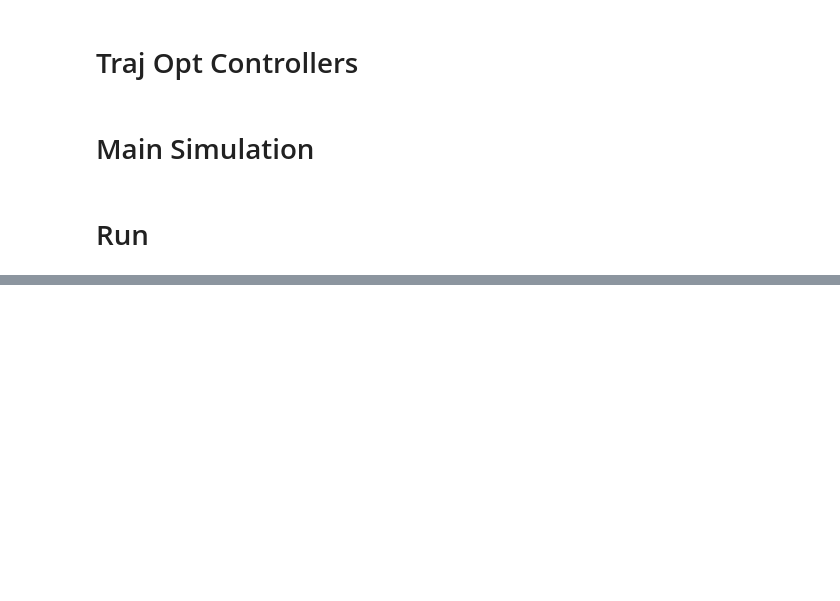
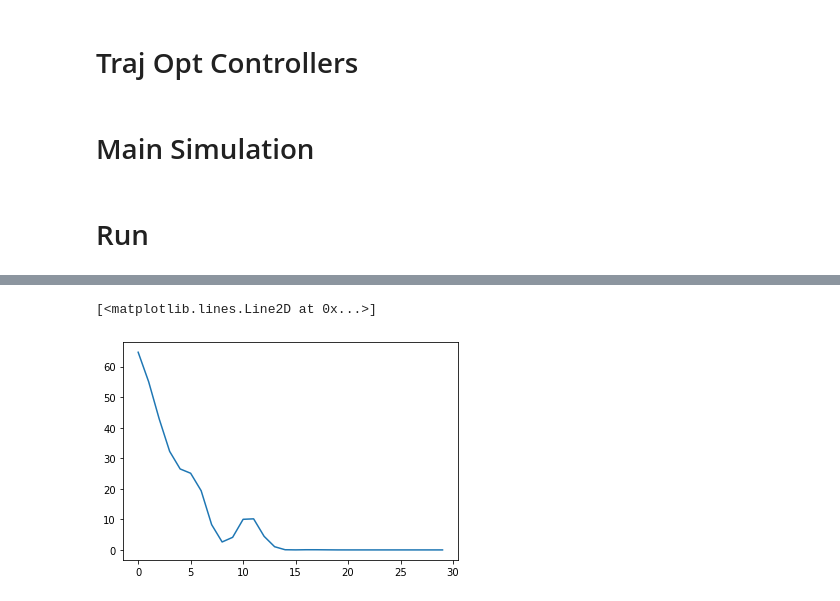
Before and after one commit to davidboxboro/falcon9, a Jupyter notebook: main.ipynb, the cells around one changed output, grey strips where cells are left out. Cells and saved outputs as stored; diff of their text form; code cells hidden in the pictures; blank space fills up the shorter version.

```diff
--- a/main.ipynb
+++ b/main.ipynb
@@ -1010,0 +1075,6 @@ At:
+# %%
+X_opt = np.array([X_traj.value(t).squeeze() for t in np.arange(X_traj.start_time() + 0.5, X_traj.end_time(), 1)])
+plt.plot(X_opt[:, 1])
+# %% [output]
+[<matplotlib.lines.Line2D at 0x...>]
+[figure, added]
```
Also changed, not shown: parts of 8 cells of this notebook.
